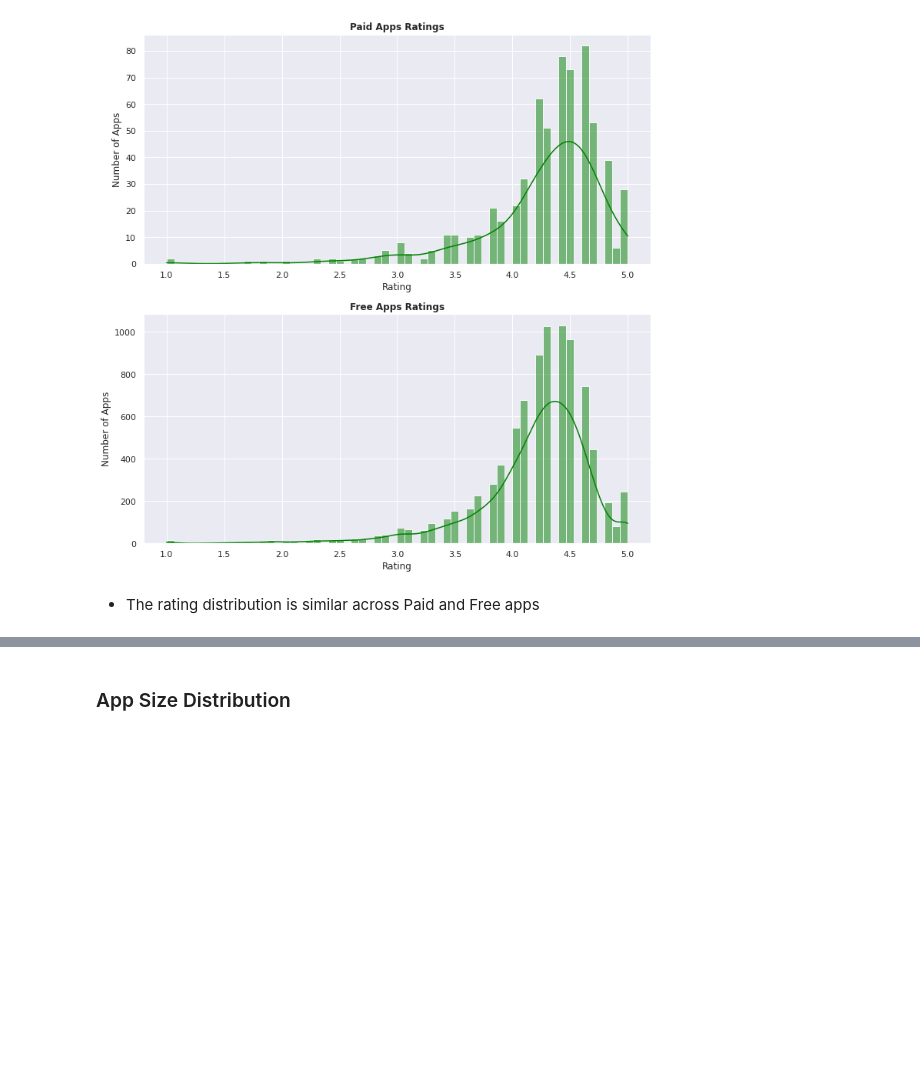
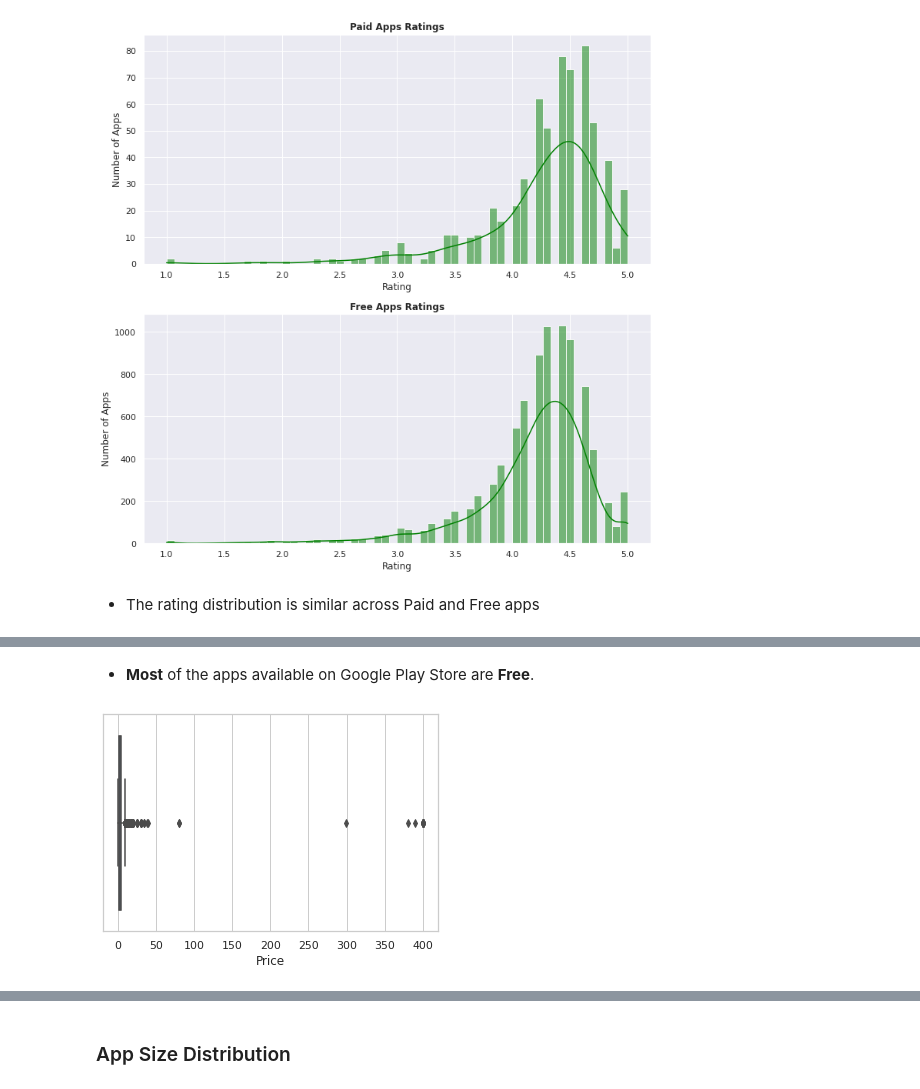
Before and after one commit to kimurarh/googleplay-analysis, a Jupyter notebook: Google-Play-Store-Analysis.ipynb, the cells around one changed output, grey strips where cells are left out. Drawn from its saved outputs; the diff is of its cells as text; code cells hidden in the pictures; blank space fills up the shorter version.

```diff
--- a/Google-Play-Store-Analysis.ipynb
+++ b/Google-Play-Store-Analysis.ipynb
@@ -406,0 +416,6 @@ plt.show()
+# %% [markdown]
+* <strong>Most</strong> of the apps available on Google Play Store are <strong>Free</strong>.
+# %%
+ax = sns.boxplot(x=paid_apps['Price'])
+# %% [output]
+[figure, added]
```
Also changed, not shown: parts of 9 cells of this notebook.
